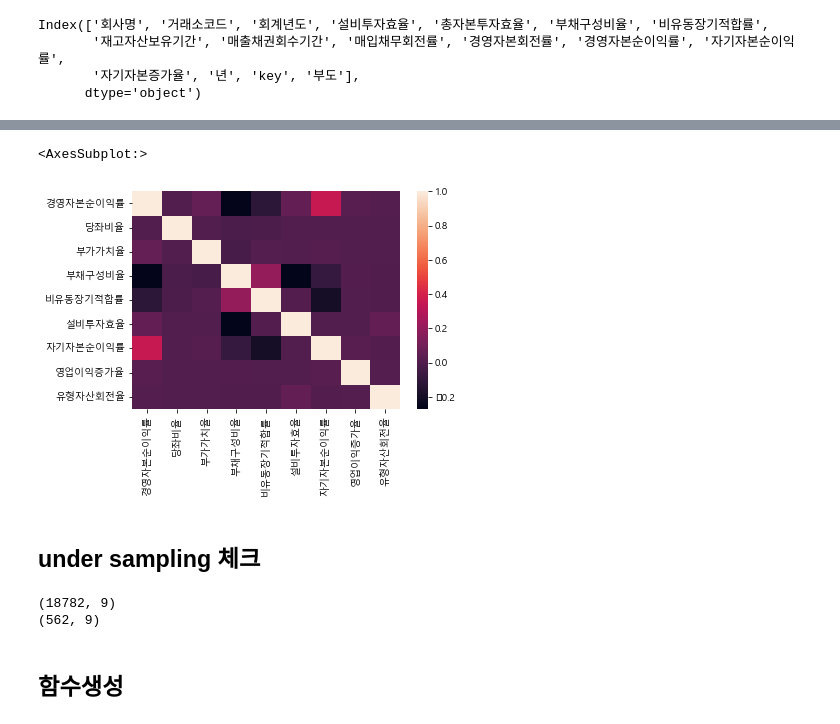
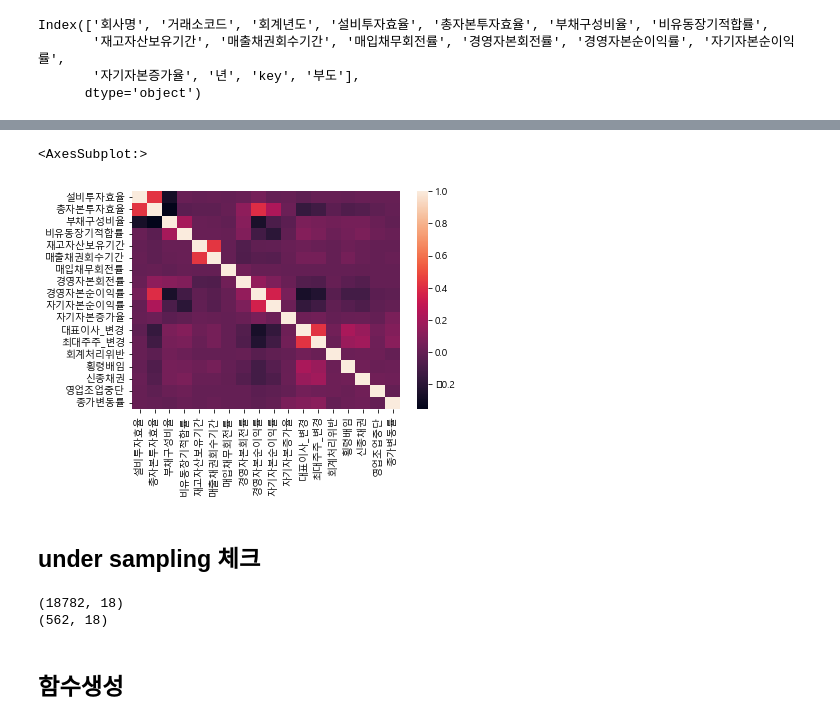
Before and after one commit to JxxHxxx/Ubion-CorporateBankruptcyAnalysis, a Jupyter notebook: Code/SH/3. 모델링/test 모델링.ipynb, the cells around one changed output, grey strips where cells are left out. Drawn from its saved outputs; the diff is of its cells as text; code cells hidden in the pictures.

```diff
--- a/Code/SH/3. 모델링/test 모델링.ipynb
+++ b/Code/SH/3. 모델링/test 모델링.ipynb
@@ -33,4 +35,4 @@ C:\Users\user\AppData\Local\Programs\Python\Python39\lib\site-packages\numpy\.li
 # %%
-df = pd.read_csv(r'..\..\..\Code\SH\5. 시각화\변수 변경.csv', index_col=0)
-df_full = pd.read_csv(r'..\..\..\Data\최종데이터셋\finaldataset_ver7.6.csv')
-df_full
+df_finance = pd.read_csv(r'..\..\..\Code\SH\5. 시각화\df1213\df_finance.csv', index_col = 0)
+df_all = pd.read_csv(r'..\..\..\Code\SH\5. 시각화\df1213\df_finance+textall.csv', index_col = 0)
+df = df_all
@@ -61,3 +54,10 @@ col = ['EBITDA단기차입비율', '경영자본순이익률','당좌비율', '
+# %%
+col_head = ['회사명', '거래소코드', '회계년도']
+col_finance = ['설비투자효율', '총자본투자효율', '부채구성비율', '비유동장기적합률',
+       '재고자산보유기간', '매출채권회수기간', '매입채무회전률', '경영자본회전률', '경영자본순이익률', '자기자본순이익률',
+       '자기자본증가율']
+col_text = ['대표이사_변경', '최대주주_변경', '회계처리위반', '횡령배임', '신종채권', '영업조업중단', '종가변동률']
+col_tail = ['년', 'key', '부도']
 # %%
 df.shape
 # %% [output]
@@ -111,0 +260,4 @@ X
+# %%
+X_finance = df[col_finance]
+X_ft = pd.concat([df[col_finance],df[col_text]], axis=1)
+y = df['부도']
@@ -112,19 +280,19 @@ X
 # %%
-sns.heatmap(X.corr())
+sns.heatmap(X_ft.corr())
 # %% [output]
 <AxesSubplot:>
-[figure, old version]
+[figure, new version]
 # %% [markdown]
 ## under sampling 체크
 # %%
-X_train, X_test, y_train, y_test = train_test_split(X, y, test_size=0.3, stratify=y, random_state=46)
+X_train, X_test, y_train, y_test = train_test_split(X_ft, y, test_size=0.3, stratify=y, random_state=46)
 cc = RandomUnderSampler(random_state=42) #train만 언더샘플링 진행
 X_train_under, y_train_under = cc.fit_resample(X_train, y_train)
 print(X_train.shape)
 print(X_train_under.shape)
 # %% [output]
-(18782, 9)
-(562, 9)
+(18782, 18)
+(562, 18)
 # %% [markdown]
 ## 함수생성
 # %%
```
Also changed, not shown: parts of 34 cells of this notebook, 11 other files.
